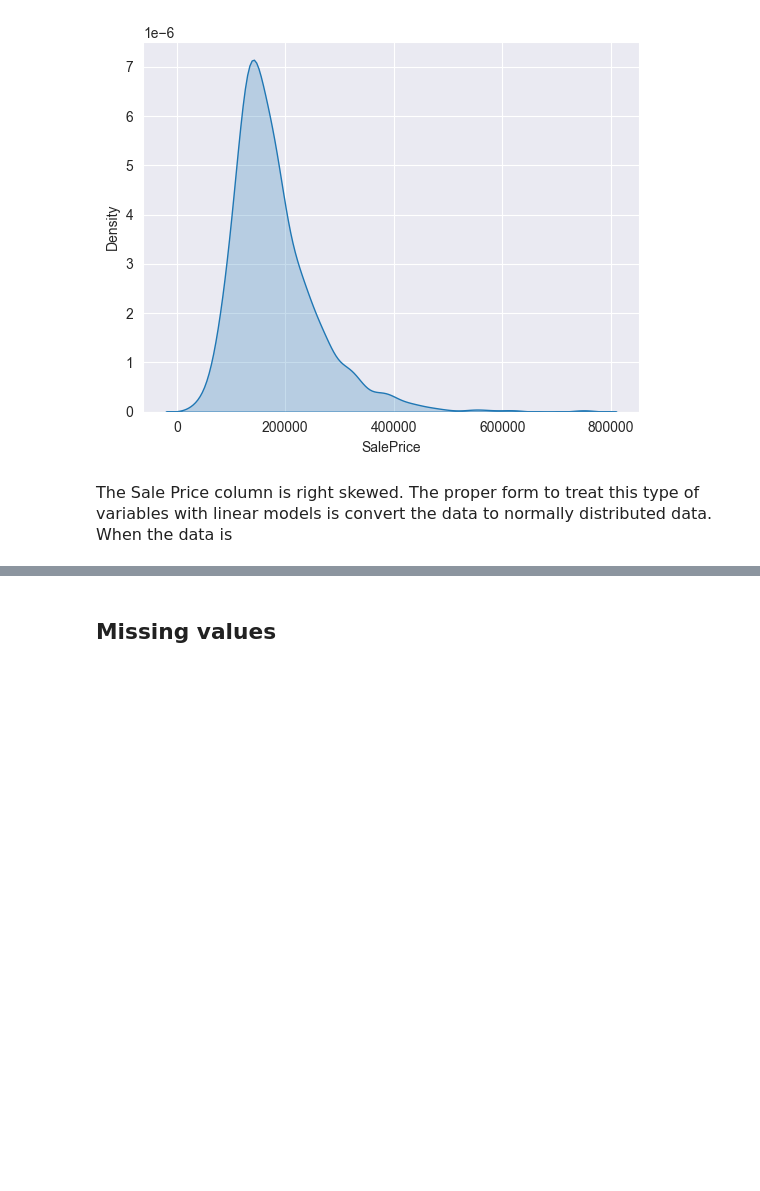
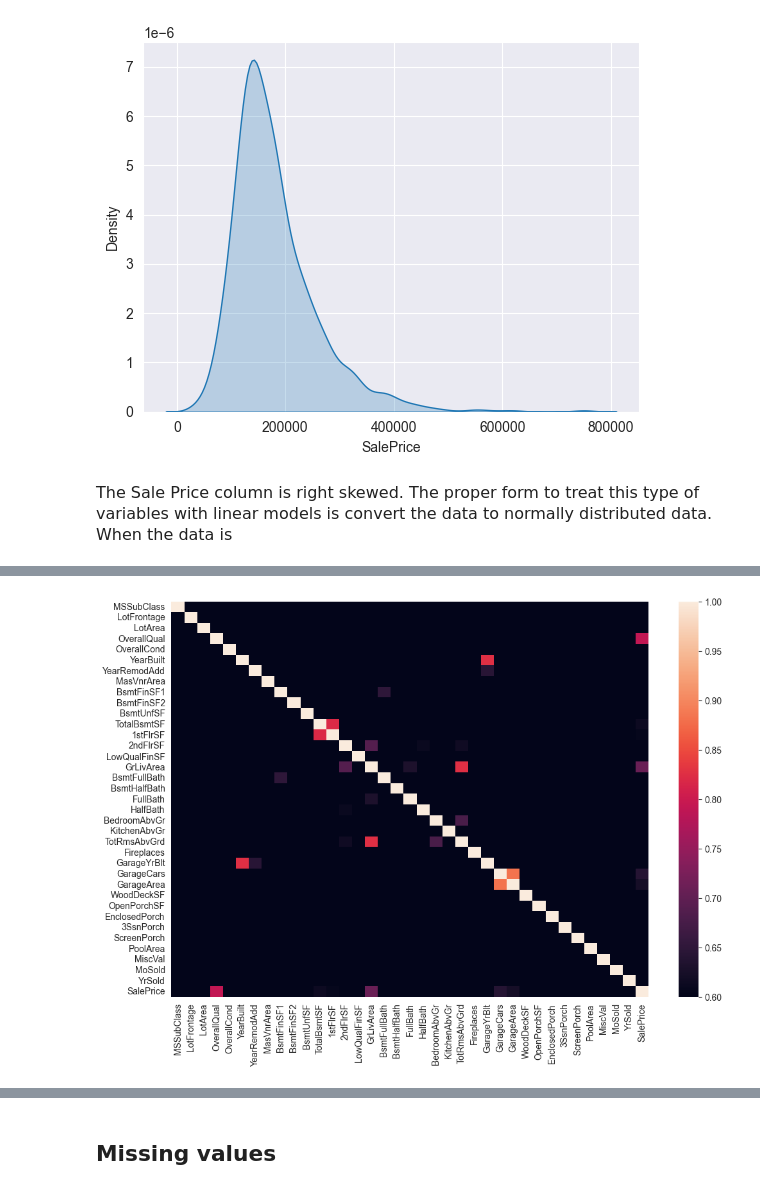
Before and after one commit to EnriqManComp/kaggle-competitions, a Jupyter notebook: house-prices-advanced-regression-techniques/house-prices-kaggle-competition.ipynb, the cells around one changed output, grey strips where cells are left out. Saved outputs shown, nothing was run; the diff lists cells and outputs as text; code cells hidden in the pictures; blank space fills up the shorter version.

```diff
--- a/house-prices-advanced-regression-techniques/house-prices-kaggle-competition.ipynb
+++ b/house-prices-advanced-regression-techniques/house-prices-kaggle-competition.ipynb
@@ -90,0 +100,6 @@ The Sale Price column is right skewed. The proper form to treat this type of var
+# %%
+plt.subplots(figsize=(12,8))
+sns.heatmap(data=dataset.corr(numeric_only=True), vmin=0.6)
+plt.show()
+# %% [output]
+[figure, added]
```
Also changed, not shown: parts of 49 cells of this notebook.
